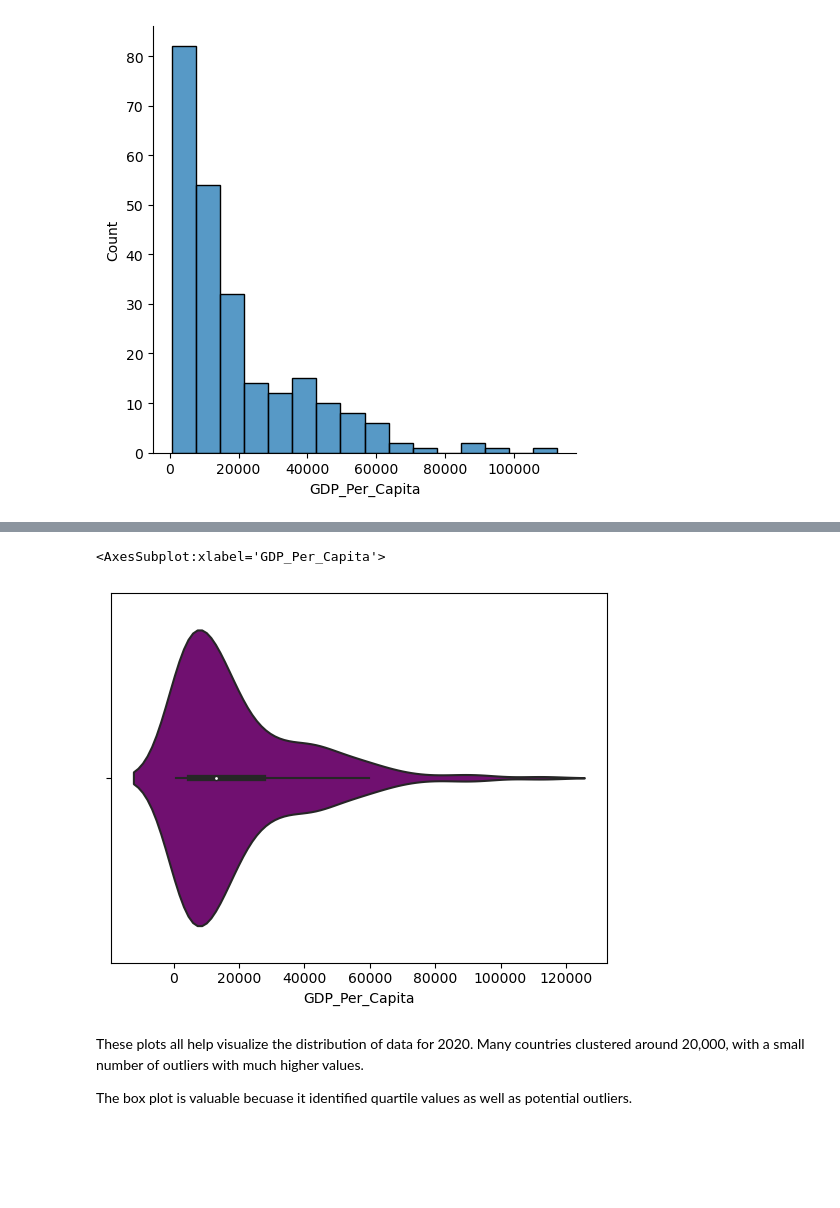
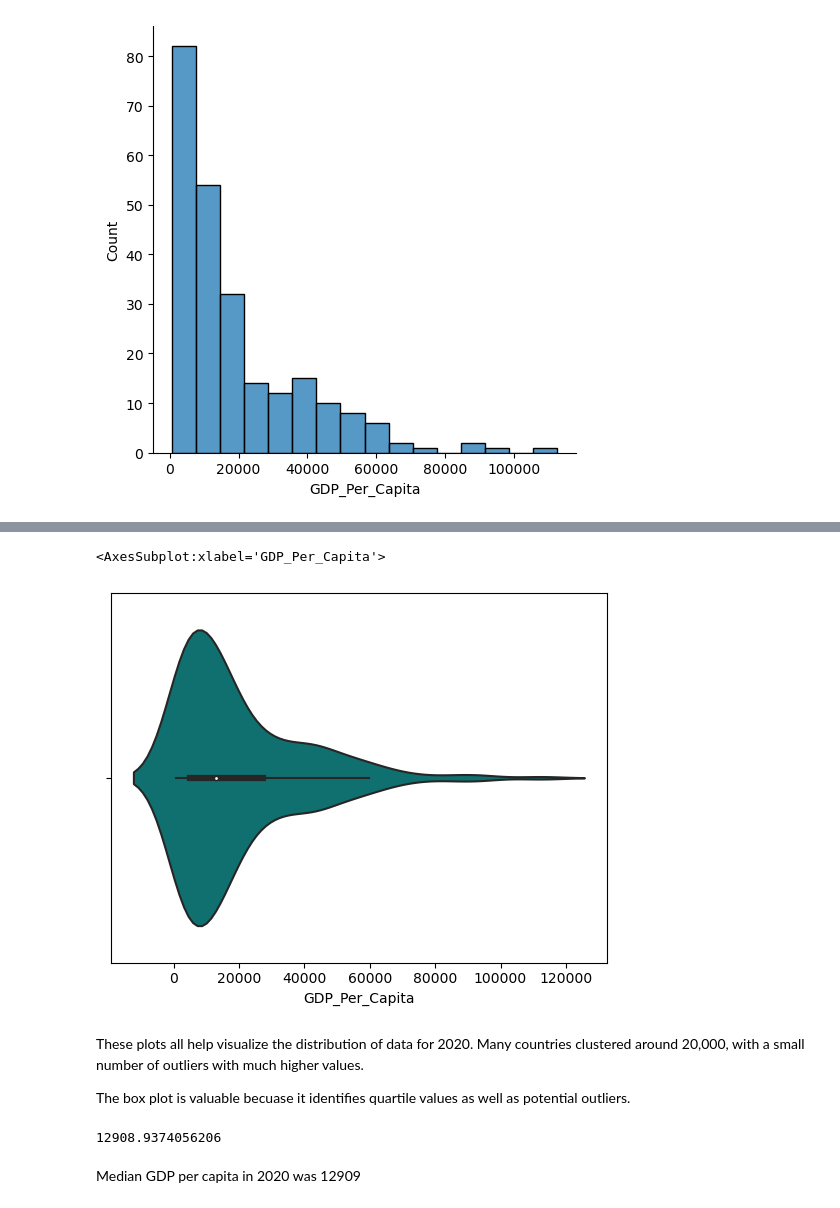
Before and after one commit to NSS-Data-Analytics-Cohort-8/gdp-and-internet-usage-jtbest, a Jupyter notebook: notebooks/un_project.ipynb, the cells around one changed output, grey strips where cells are left out. Saved outputs shown, nothing was run; the diff lists cells and outputs as text; code cells hidden in the pictures; blank space fills up the shorter version.

```diff
--- a/notebooks/un_project.ipynb
+++ b/notebooks/un_project.ipynb
@@ -134,9 +134,15 @@ sns.boxplot(gdp_2020['GDP_Per_Capita'])
 # %%
-sns.violinplot(gdp_2020['GDP_Per_Capita'], color = 'purple')
+sns.violinplot(gdp_2020['GDP_Per_Capita'], color = 'teal')
 # %% [output]
 <AxesSubplot:xlabel='GDP_Per_Capita'>
-[figure, old version]
+[figure, new version]
 # %% [markdown]
 These plots all help visualize the distribution of data for 2020. Many countries clustered around 20,000, with a small number of outliers with much higher values.
 
-The box plot is valuable becuase it identified quartile values as well as potential outliers.
+The box plot is valuable becuase it identifies quartile values as well as potential outliers.
+# %%
+gdp_2020['GDP_Per_Capita'].median()
+# %% [output]
+12908.9374056206
+# %% [markdown]
+Median GDP per capita in 2020 was 12909
```
Also changed, not shown: parts of 29 cells of this notebook.
